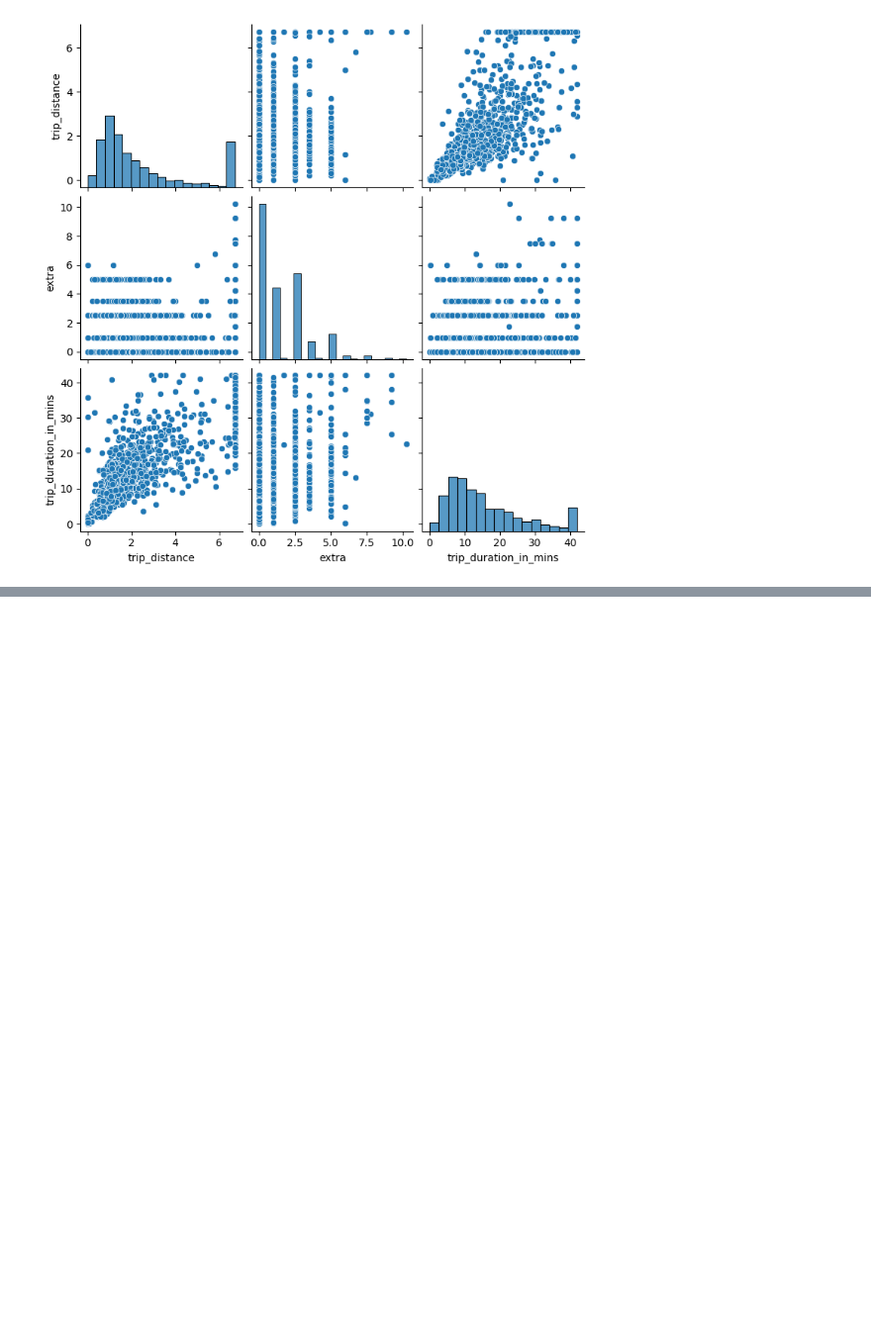
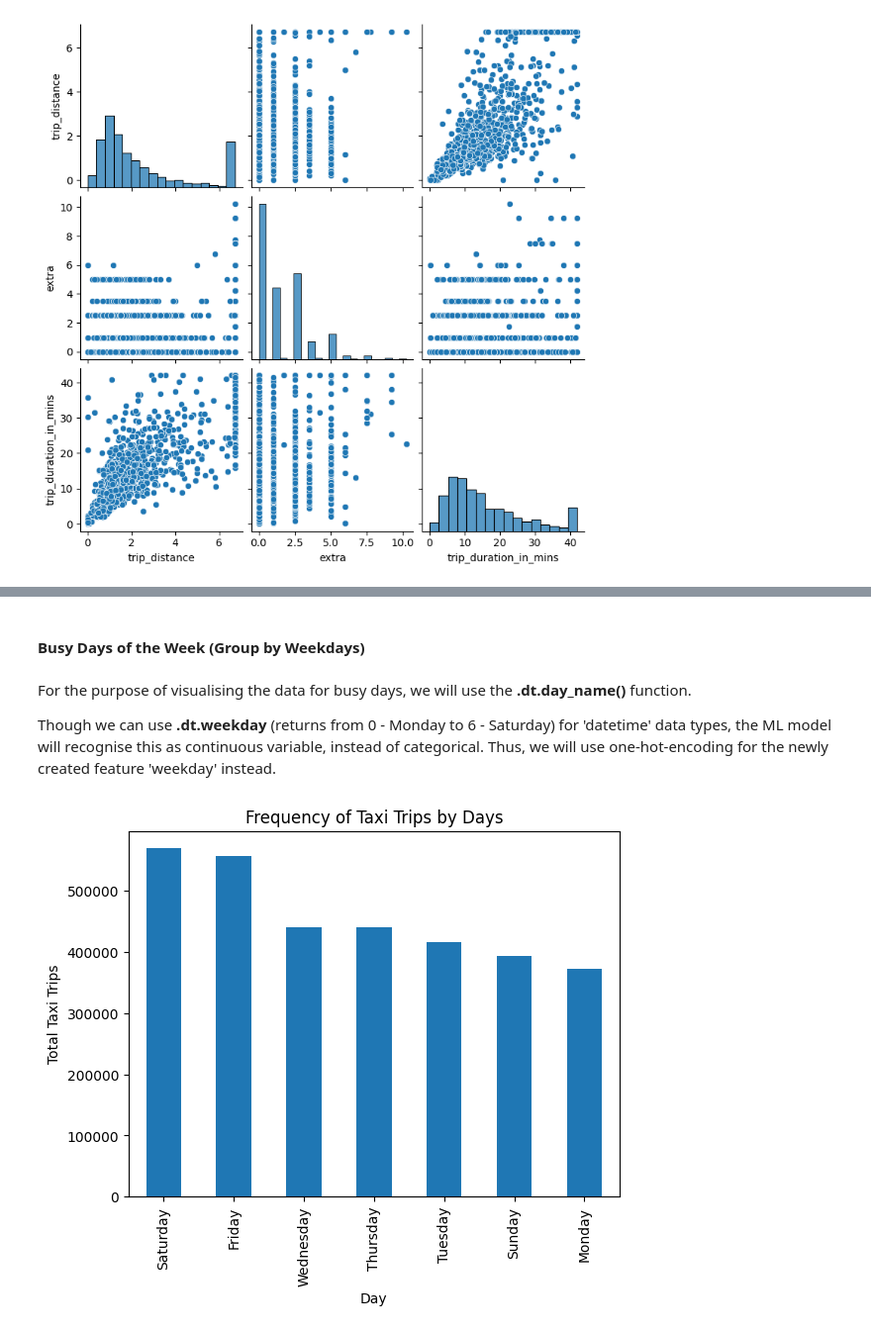
Before and after one commit to ikml-bsrn/NYC_Taxi_Trip_Duration, a Jupyter notebook: nyc_tlc_green.ipynb, the cells around one changed output, grey strips where cells are left out. Shown at 99% size. Saved outputs shown, nothing was run; the diff lists cells and outputs as text; code cells hidden in the pictures; blank space fills up the shorter version.

```diff
--- a/nyc_tlc_green.ipynb
+++ b/nyc_tlc_green.ipynb
@@ -405,0 +443,25 @@ sns.pairplot(sample_df, vars=['trip_distance','extra','trip_duration_in_mins'])
+# %% [markdown]
+#### Busy Days of the Week (Group by Weekdays)
+# %% [markdown]
+For the purpose of visualising the data for busy days, we will use the **.dt.day_name()** function.
+
+Though we can use **.dt.weekday** (returns from 0 - Monday to 6 - Saturday) for 'datetime' data types, the ML model will recognise this as continuous variable, instead of categorical. Thus, we will use one-hot-encoding for the newly created feature 'weekday' instead.
+# %%
+yellow_taxi_df['weekday'] = yellow_taxi_df['tpep_pickup_datetime'].dt.day_name()  # Extract weekday first
+
+#Create a separate DataFrame to visualise the occurences of trips by weekday
+busy_days_df = yellow_taxi_df.groupby('weekday').size()  # Count occurrences per day
+
+#Sort by descending
+busy_days_sorted_df = busy_days_df.sort_values(ascending=False)
+
+#Create a bar graph
+busy_days_sorted_df.plot(kind='bar',x='day',y='Value')
+
+plt.xlabel('Day')
+plt.ylabel('Total Taxi Trips')
+plt.title('Frequency of Taxi Trips by Days')
+
+plt.show()
+# %% [output]
+[figure, added]
```
Also changed, not shown: parts of 38 cells of this notebook.
